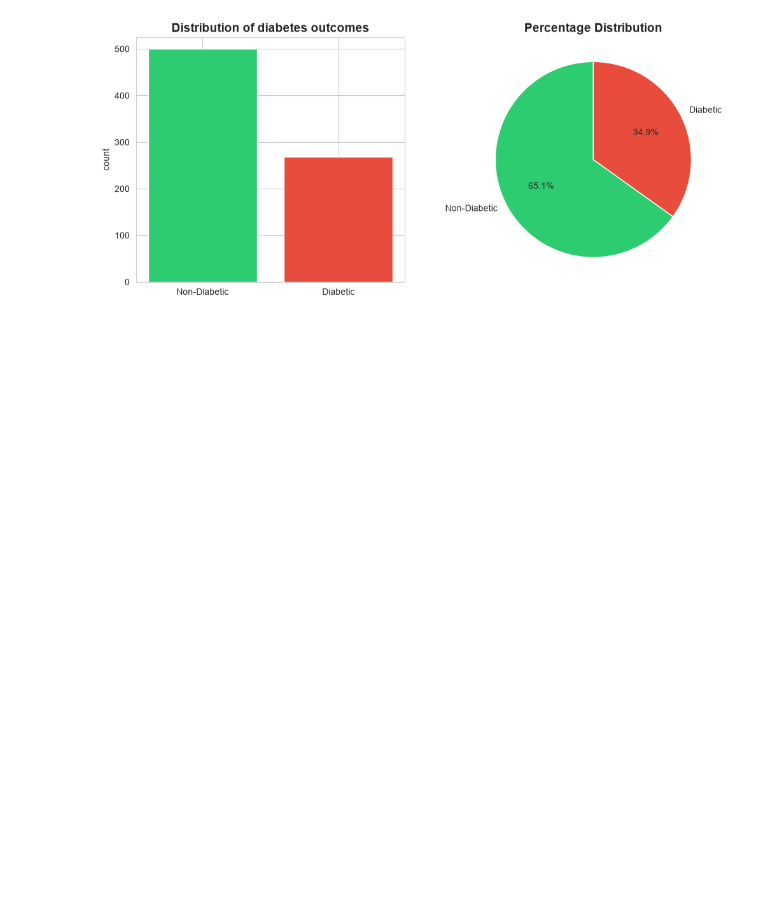
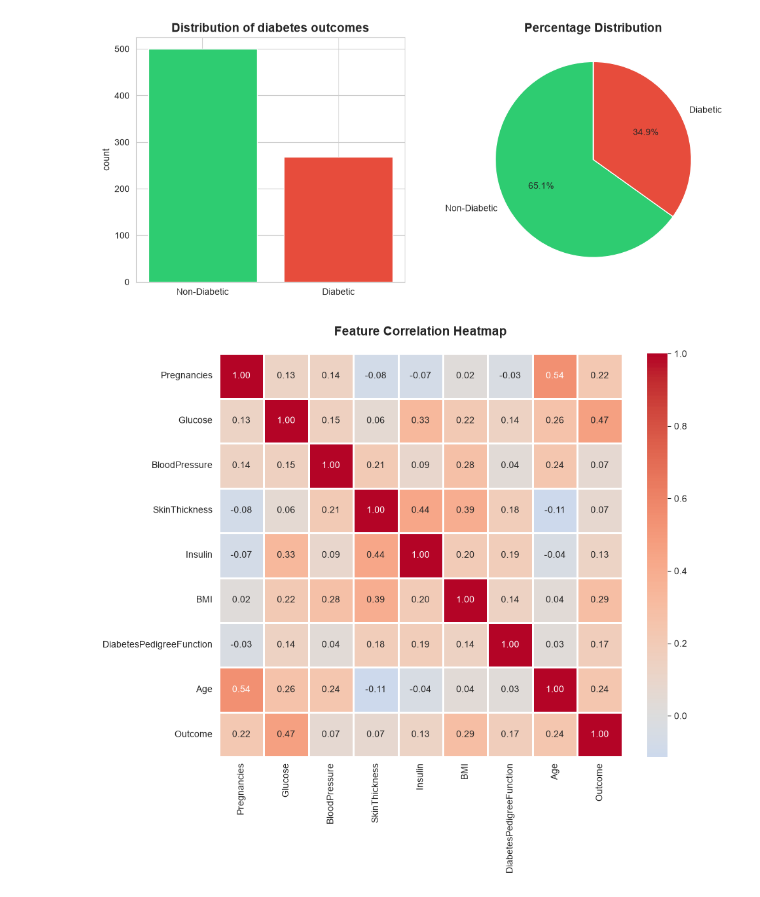
Before and after one commit to SihanUdayaratna03/MediStore-Diabetes-Prediction-AI, a Jupyter notebook: diabetes-prediction.ipynb, the cells around one changed output. Cells and saved outputs as stored; diff of their text form; code cells hidden in the pictures; blank space fills up the shorter version.

Commit message:
Add correlation heatmap for feature analysis

```diff
--- a/diabetes-prediction.ipynb
+++ b/diabetes-prediction.ipynb
@@ -68,3 +68,11 @@ plt.title('Percentage Distribution', fontsize=14, fontweight='bold')
 plt.show()
 # %% [output]
 [figure]
+# %%
+plt.figure(figsize=(10,8))
+correlation = diabetes_dataset.corr()
+sns.heatmap(correlation, annot=True, cmap='coolwarm', center=0, square=True, linewidth=1, fmt='.2f')
+plt.title('Feature Correlation Heatmap', fontsize=14, pad=20, fontweight='bold')
+plt.show()
+# %% [output]
+[figure, added]
```
